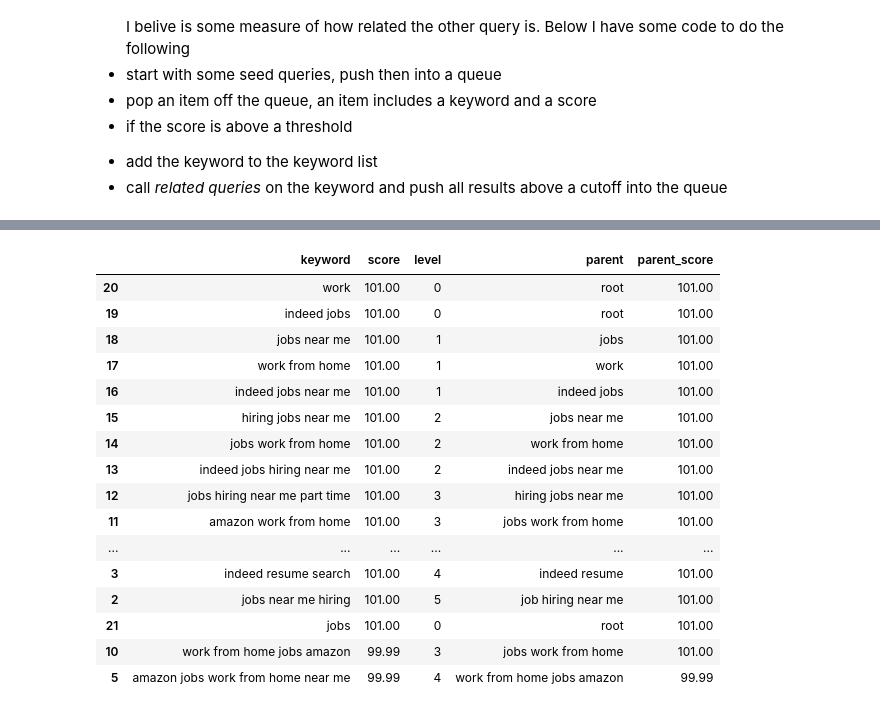
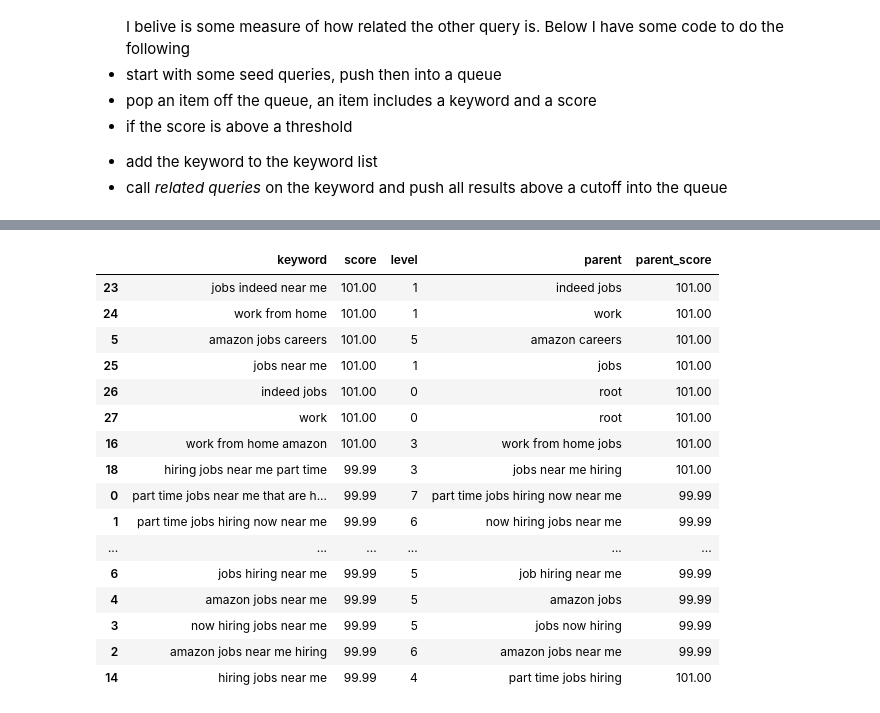
Before and after one commit to jhmuller/job-forecasting, a Jupyter notebook: _notebooks/Part_6_GoogleTrends.ipynb, the cells around one changed output, grey strips where cells are left out. Cells and saved outputs as stored; diff of their text form; code cells hidden in the pictures.

```diff
--- a/_notebooks/Part_6_GoogleTrends.ipynb
+++ b/_notebooks/Part_6_GoogleTrends.ipynb
@@ -56,0 +73,4 @@ version np of numpy as 1.20.1
+# %%
+end_date = datetime.date.today()
+start_date = end_date - datetime.timedelta(weeks=52*8)
+print("start dt {0},  end_dt {1}".format(start_date, end_date))
@@ -70,15 +92,18 @@ It will be useful to wrap some of the code that sets up the paramaters for  ***b
 
 I'll call the function *set_payload*
 # %%
-def set_payload(trend_req, kw_list, nweeks=100, geo='US', cat=60, grop=''):
+def set_payload_weeks(trend_req, kw_list, nweeks=100, geo='US', cat=60, grop=''):
     end_date = datetime.date.today()
     start_date = datetime.date.today() - datetime.timedelta(weeks=nweeks)
     timeframe = start_date.strftime("%Y-%m-%d") + " " + end_date.strftime("%Y-%m-%d")
     trend_req.build_payload(kw_list, cat=cat, timeframe=timeframe, geo=geo, gprop=grop)
     return trend_req
+
+def make_trend_req(kw_list, cat=60, geo='US', grop=''):
+    trend_req.build_payload(kw_list, cat=cat, geo=geo, gprop=grop)
+    return trend_req
+
+def set_payload_start_end(trend_req, kw_list, start_date, end_date, geo='US', cat=60, grop=''):
+    timeframe = start_date.strftime("%Y-%m-%d") + " " + end_date.strftime("%Y-%m-%d")
+    trend_req.build_payload(kw_list, cat=cat, timeframe=timeframe, geo=geo, gprop=grop)
+    return trend_req
-# %%
-tr = TrendReq(hl='en-US', tz=360)
-tr = set_payload(trend_req=tr, kw_list=['work'], cat=60, nweeks=20, geo='US', grop='')
-df = tr.interest_over_time()
-print(df.head(2))
-print(df.tail(2))
@@ -96,10 +209,9 @@ I don't know what *isPartial* means yet.  The module documentation does not say
 I read somewere *You can ignore isPartial for now: that field lets you know if the data point is complete for that particular date*, so I plan to remove an ignore it.
 Now let's try with more keywords and plot the results
 # %%
-kw_list = [  "monster jobs",  "unemployment", "indeed jobs", "work"] #  "monster jobs"] #, "work"]
-nweeks = 160
-tr = set_payload(trend_req=tr, kw_list=kw_list, nweeks=nweeks, )
-df = tr.interest_over_time().drop("isPartial", axis=1)
-df.plot(figsize=[12,6], grid=True, marker='o')
+kw_list = [ "unemployment", "indeed jobs", "work"] #  "monster jobs"] #, "work"]
+tr = TrendReq(hl='en-US', tz=360)
+df = trends_get_weekly(trend_req=tr, kw_list=kw_list, cat=60, start=start_date, end=end_date, geo="US", grop='')
+df.plot(figsize=[20,6], grid=True, marker='o')
 # %% [output]
 <AxesSubplot:xlabel='date'>
@@ -127,7 +239,7 @@ import time
 
 sleeptime = 0.0001
 verbosity = 1
-max_keywords = 100
+max_keywords = 30
 min_score = 99
 
 keywords2try = deque()
@@ -155,7 +267,9 @@ while len(keywords2try) > 0:
     keyword_set.add(kw)
 
     trend_req = TrendReq(hl='en-US', tz=360)
-    trend_req = set_payload(trend_req, kw_list=[kw])
+    tr = TrendReq(hl='en-US', tz=360)
+    trend_req = make_trend_req(kw_list=[kw], cat=60, geo='US', grop='')
+    #trend_req = set_payload(trend_req, kw_list=[kw])
     # do I need to insert some wait time here?
     time.sleep(sleeptime)
     try:
@@ -200,20 +314,20 @@ Start 2021-05-05 19:41:45.780846
 |  | keyword | score | level | parent | parent_score |
-| 20 | work | 101.00 | 0 | root | 101.00 |
-| 19 | indeed jobs | 101.00 | 0 | root | 101.00 |
-| 18 | jobs near me | 101.00 | 1 | jobs | 101.00 |
-| 17 | work from home | 101.00 | 1 | work | 101.00 |
-| 16 | indeed jobs near me | 101.00 | 1 | indeed jobs | 101.00 |
-| 15 | hiring jobs near me | 101.00 | 2 | jobs near me | 101.00 |
-| 14 | jobs work from home | 101.00 | 2 | work from home | 101.00 |
-| 13 | indeed jobs hiring near me | 101.00 | 2 | indeed jobs near me | 101.00 |
-| 12 | jobs hiring near me part time | 101.00 | 3 | hiring jobs near me | 101.00 |
-| 11 | amazon work from home | 101.00 | 3 | jobs work from home | 101.00 |
+| 23 | jobs indeed near me | 101.00 | 1 | indeed jobs | 101.00 |
+| 24 | work from home | 101.00 | 1 | work | 101.00 |
+| 5 | amazon jobs careers | 101.00 | 5 | amazon careers | 101.00 |
+| 25 | jobs near me | 101.00 | 1 | jobs | 101.00 |
+| 26 | indeed jobs | 101.00 | 0 | root | 101.00 |
+| 27 | work | 101.00 | 0 | root | 101.00 |
+| 16 | work from home amazon | 101.00 | 3 | work from home jobs | 101.00 |
+| 18 | hiring jobs near me part time | 99.99 | 3 | jobs near me hiring | 101.00 |
+| 0 | part time jobs near me that are h... | 99.99 | 7 | part time jobs hiring now near me | 99.99 |
+| 1 | part time jobs hiring now near me | 99.99 | 6 | now hiring jobs near me | 99.99 |
 | ... | ... | ... | ... | ... | ... |
-| 3 | indeed resume search | 101.00 | 4 | indeed resume | 101.00 |
-| 2 | jobs near me hiring | 101.00 | 5 | job hiring near me | 101.00 |
-| 21 | jobs | 101.00 | 0 | root | 101.00 |
-| 10 | work from home jobs amazon | 99.99 | 3 | jobs work from home | 101.00 |
-| 5 | amazon jobs work from home near me | 99.99 | 4 | work from home jobs amazon | 99.99 |
+| 6 | jobs hiring near me | 99.99 | 5 | job hiring near me | 99.99 |
+| 4 | amazon jobs near me | 99.99 | 5 | amazon jobs | 99.99 |
+| 3 | now hiring jobs near me | 99.99 | 5 | jobs now hiring | 99.99 |
+| 2 | amazon jobs near me hiring | 99.99 | 6 | amazon jobs near me | 99.99 |
+| 14 | hiring jobs near me | 99.99 | 4 | part time jobs hiring | 101.00 |
 # %%
 print("Found {0} queries".format(kw_df.shape[0]))
 kw_df.sort_values(by="score", inplace=True)
```
Also changed, not shown: parts of 19 cells of this notebook, 4 other files.
